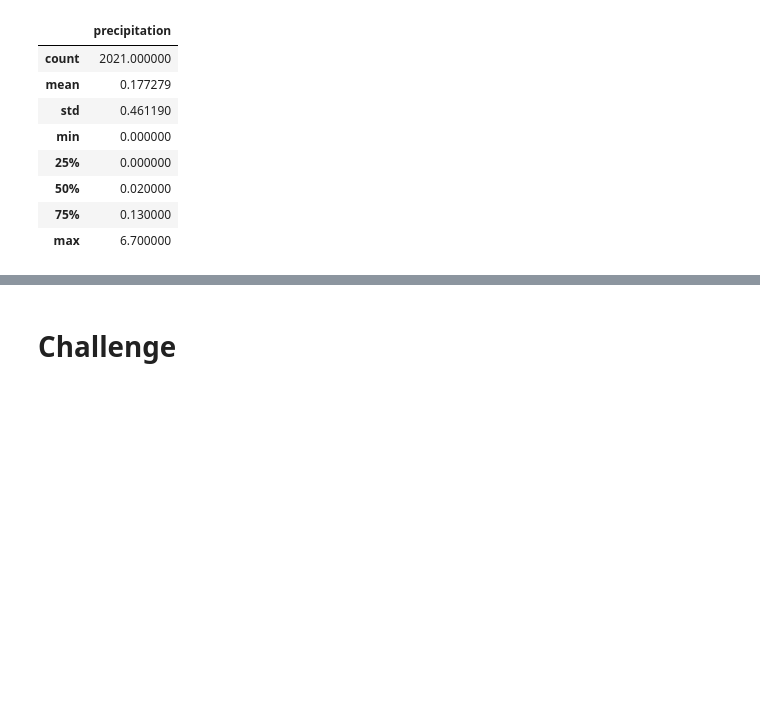
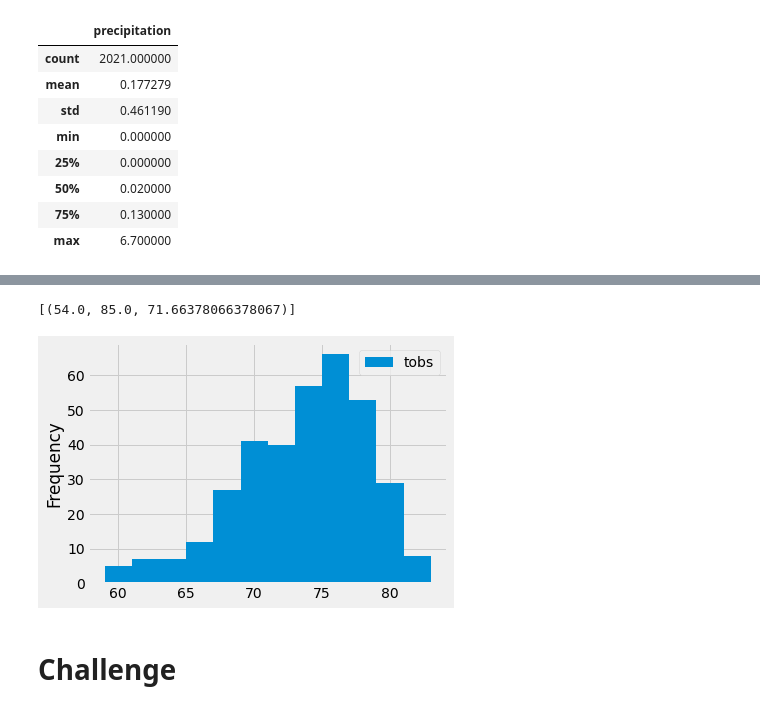
Before and after one commit to soudersmax/surfs_up, a Jupyter notebook: climate_analysis.ipynb, the cells around one changed output, grey strips where cells are left out. Cells and saved outputs as stored; diff of their text form; code cells hidden in the pictures; blank space fills up the shorter version.

Commit message:
completed station temperature and precipitation analysis

```diff
--- a/climate_analysis.ipynb
+++ b/climate_analysis.ipynb
@@ -82,9 +97,25 @@ df.describe()
 # %%
 # Using the station id from the previous query, calculate the lowest temperature recorded,
 # highest temperature recorded, and average temperature most active station?
+session.query(func.min(Measurement.tobs), func.max(Measurement.tobs), func.avg(Measurement.tobs)).\
+filter(Measurement.station == 'USC00519281').all()
+# %% [output]
+[(54.0, 85.0, 71.66378066378067)]
 # %%
 # Choose the station with the highest number of temperature observations.
 # Query the last 12 months of temperature observation data for this station and plot the results as a histogram
+results = session.query(Measurement.tobs).\
+filter(Measurement.station == 'USC00519281').\
+filter(Measurement.date >= prev_year).all()
+
+# save results to a df to make them easy to read
+df = pd.DataFrame(results, columns=['tobs'])
+
+# plot
+df.plot.hist(bins=12)
+plt.tight_layout()
+# %% [output]
+[figure, added]
 # %%
 # Write a function called `calc_temps` that will accept start date and end date in the format '%Y-%m-%d'
 # and return the minimum, average, and maximum temperatures for that range of dates
```
Also changed, not shown: parts of 2 cells of this notebook.
